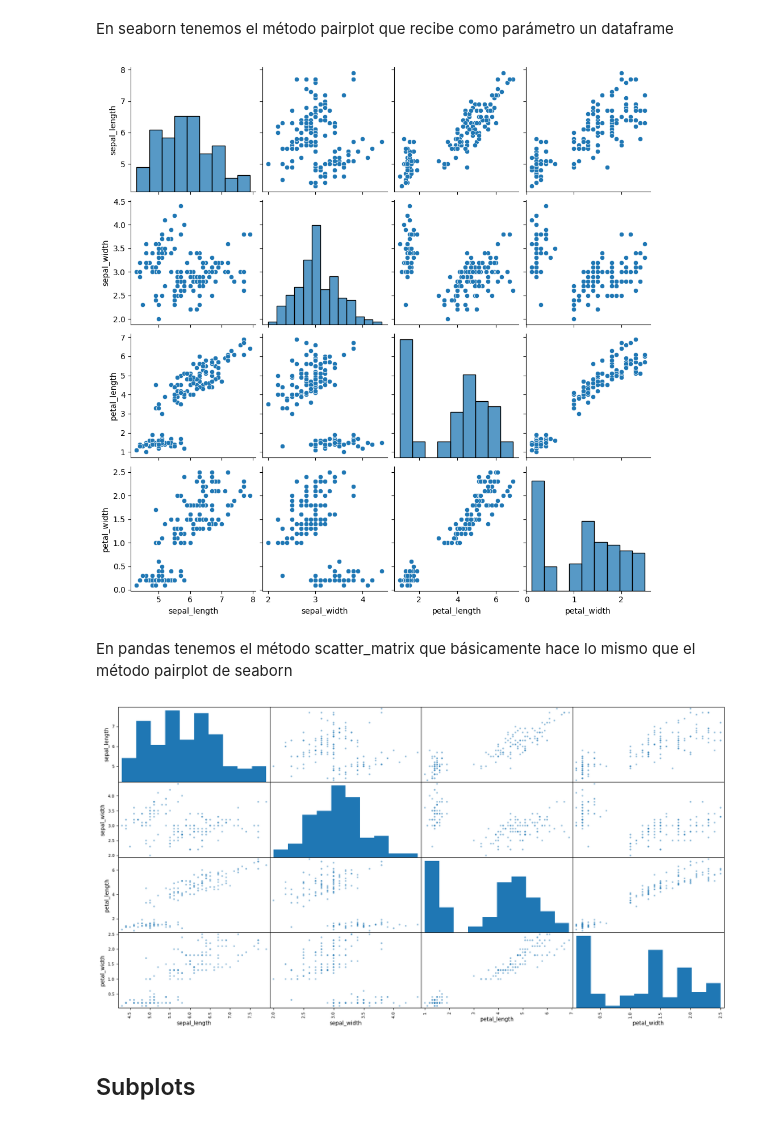
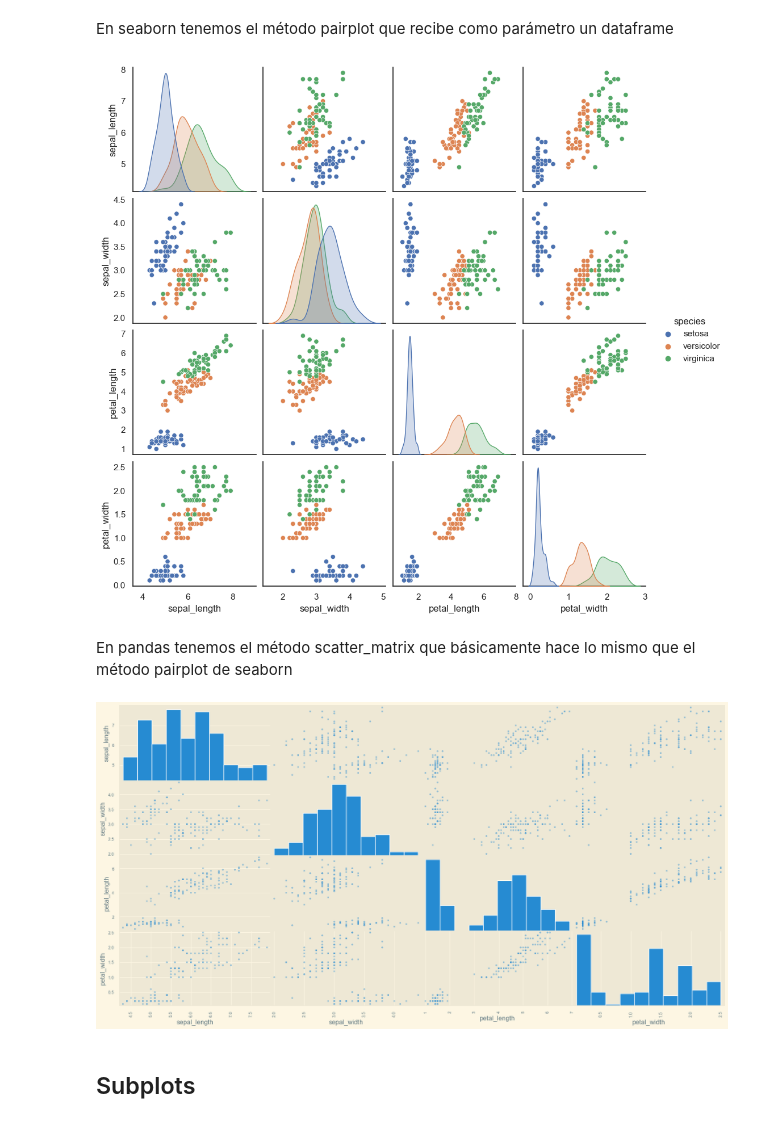
Before and after one commit to paulaanb/Apuntes-de-Clase, a Jupyter notebook: Apuntes Clase/Week_4/Day_1/4.1.1 - Matplotlib & Seaborn.ipynb, the cells around one changed output. Cells and saved outputs as stored; diff of their text form; code cells hidden in the pictures.

```diff
--- a/Apuntes Clase/Week_4/Day_1/4.1.1 - Matplotlib & Seaborn.ipynb
+++ b/Apuntes Clase/Week_4/Day_1/4.1.1 - Matplotlib & Seaborn.ipynb
@@ -418,4 +547,4 @@ print_heatmap_corr(df, cmap='rocket', title='Titanic Corr')
 # %% [markdown]
 El pairplot y el scatter_matrix son dos gráficos en los que podemos observar como se relacionan cada una de las variables de nuestro, hay que tener cuidado con este tipo de gráficos, no es recomen
 # %%
-df = sns.load_dataset('iris')
+iris = sns.load_dataset('iris')
@@ -422,15 +566,16 @@ df = sns.load_dataset('iris')
 # %% [markdown]
 En seaborn tenemos el método pairplot que recibe como parámetro un dataframe
 # %%
-sns.pairplot(df);
+sns.pairplot(data=iris, hue='species');
 # %% [output]
-[figure, old version]
+[figure, new version]
 # %% [markdown]
 En pandas tenemos el método scatter_matrix que básicamente hace lo mismo que el método pairplot de seaborn
 # %%
-pd.plotting.scatter_matrix(df);
+plt.style.use('Solarize_Light2')
+pd.plotting.scatter_matrix(iris, grid=True);
 # %% [output]
-[figure, old version]
+[figure, new version]
 # %% [markdown]
 ## Subplots
 # %% [markdown]
```
Also changed, not shown: parts of 34 cells of this notebook, 10 other files.
